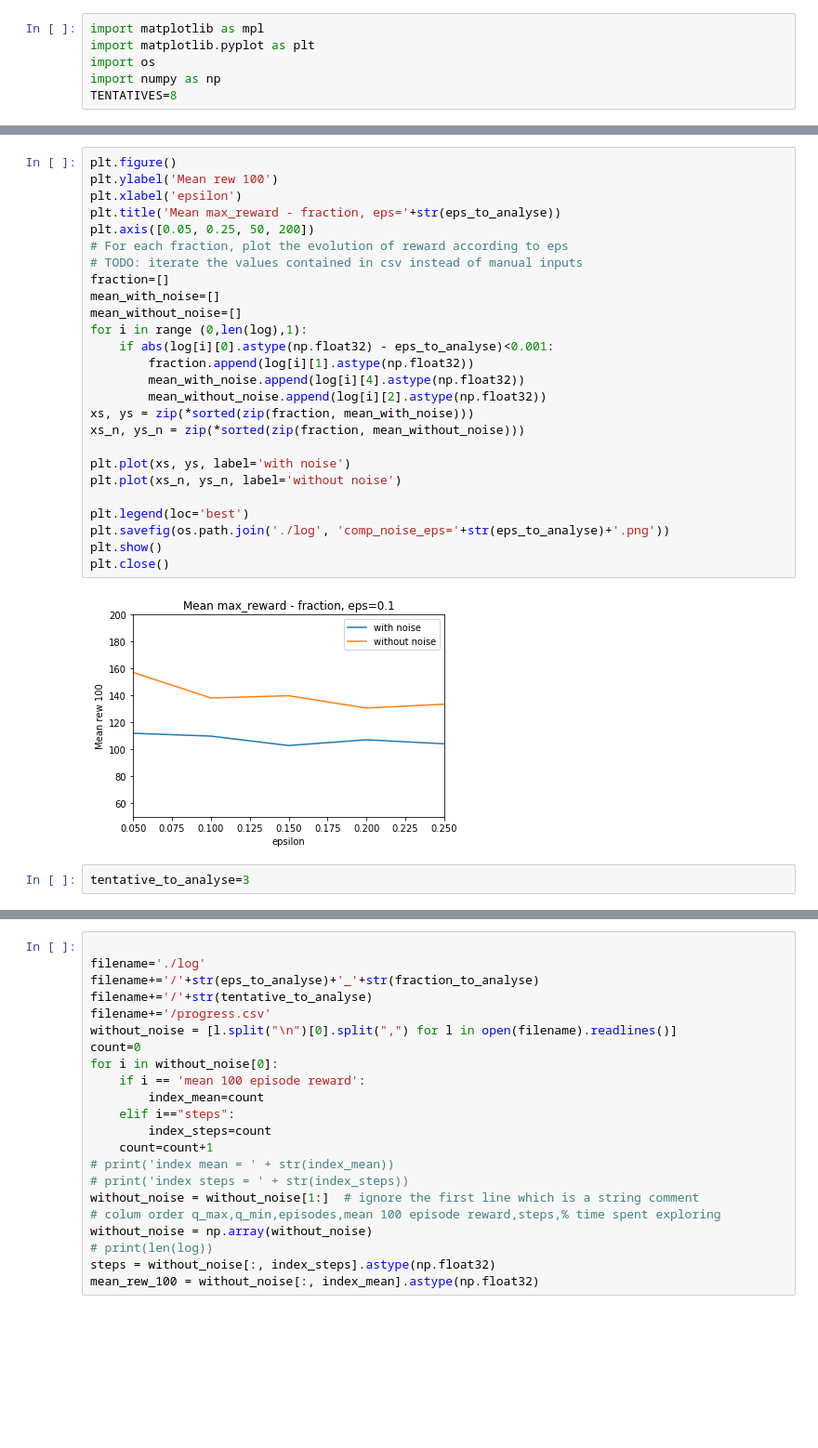
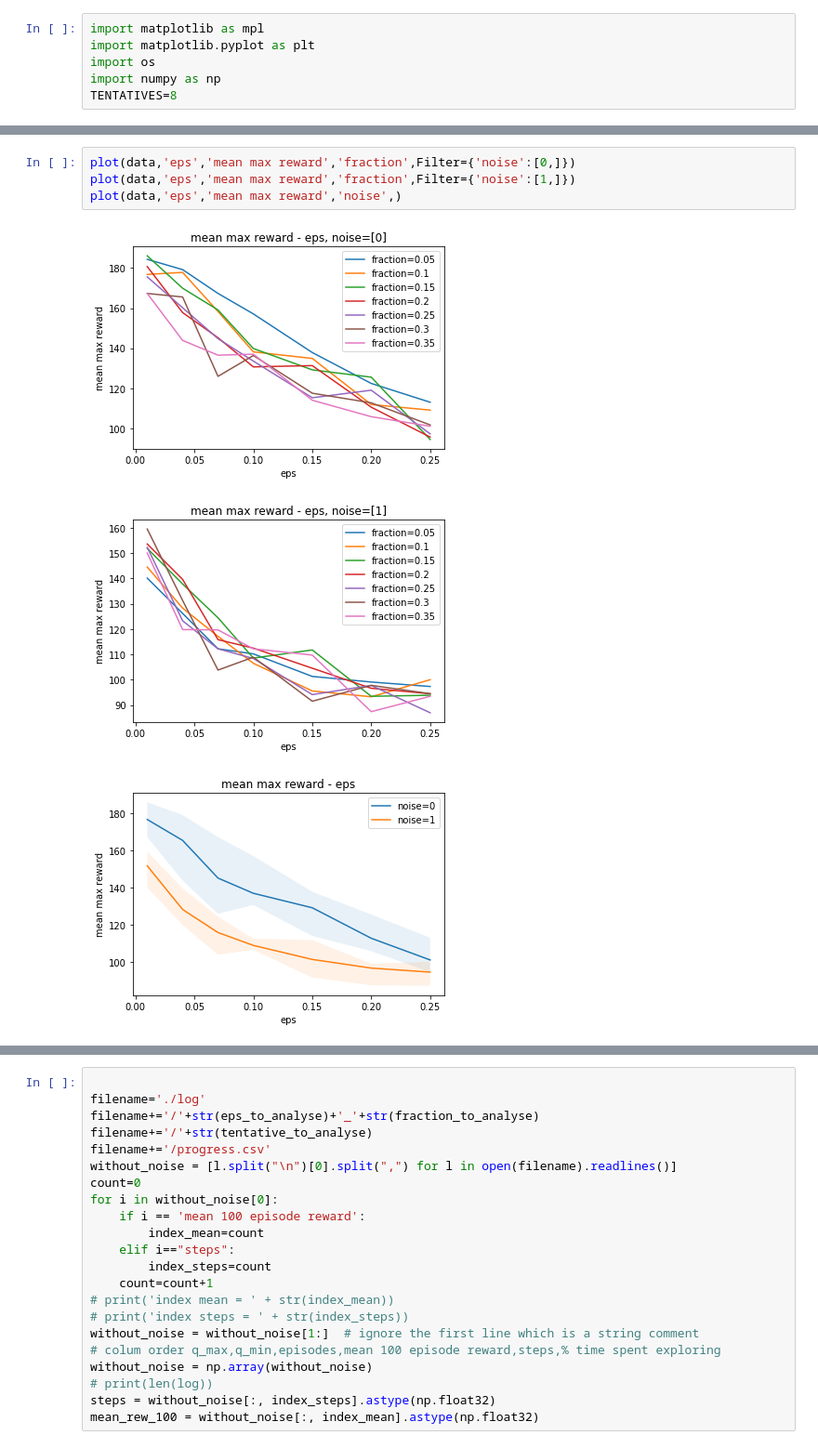
Before and after one commit to qifanz/baselines_GTL, a Jupyter notebook: baselines/deepq/plots.ipynb, the cells around one changed output, grey strips where cells are left out. Shown at 93% size. Drawn from its saved outputs; the diff is of its cells as text; blank space fills up the shorter version.

```diff
--- a/baselines/deepq/plots.ipynb
+++ b/baselines/deepq/plots.ipynb
@@ -236,30 +180,8 @@ plt.close()
-# %%
-plt.figure()
-plt.ylabel('Mean rew 100')
-plt.xlabel('epsilon')
-plt.title('Mean max_reward - fraction, eps='+str(eps_to_analyse))
-plt.axis([0.05, 0.25, 50, 200])
-# For each fraction, plot the evolution of reward according to eps
-# TODO: iterate the values contained in csv instead of manual inputs
-fraction=[]
-mean_with_noise=[]
-mean_without_noise=[]
-for i in range (0,len(log),1):
-    if abs(log[i][0].astype(np.float32) - eps_to_analyse)<0.001:
-        fraction.append(log[i][1].astype(np.float32))
-        mean_with_noise.append(log[i][4].astype(np.float32))
-        mean_without_noise.append(log[i][2].astype(np.float32))
-xs, ys = zip(*sorted(zip(fraction, mean_with_noise)))
-xs_n, ys_n = zip(*sorted(zip(fraction, mean_without_noise)))
-
-plt.plot(xs, ys, label='with noise')
-plt.plot(xs_n, ys_n, label='without noise')
-
-plt.legend(loc='best')
-plt.savefig(os.path.join('./log', 'comp_noise_eps='+str(eps_to_analyse)+'.png'))
-plt.show()
-plt.close()
-# %% [output]
-[figure, removed]
-# %%
-tentative_to_analyse=3
+# %%
+plot(data,'eps','mean max reward','fraction',Filter={'noise':[0,]})
+plot(data,'eps','mean max reward','fraction',Filter={'noise':[1,]})
+plot(data,'eps','mean max reward','noise',)
+# %% [output]
+[figure, added]
+[figure, added]
+[figure, added]
```
Also changed, not shown: parts of 28 cells of this notebook.
